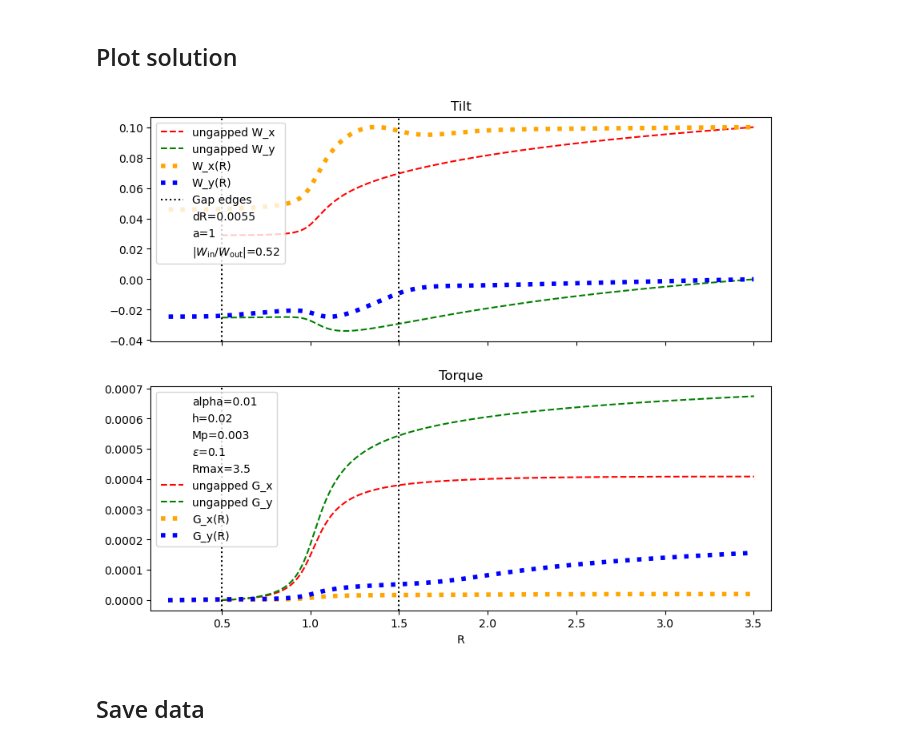
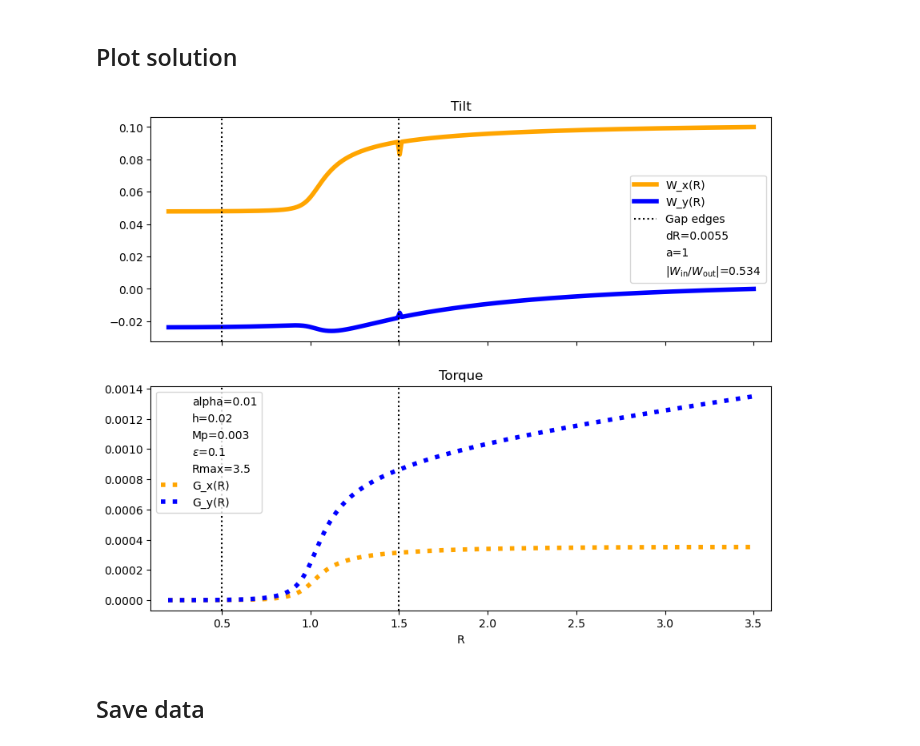
Before and after one commit to Jupiter1994/warped-disks, a Jupyter notebook: reduced-eqs-steady-state.ipynb, the cells around one changed output. Drawn from its saved outputs; the diff is of its cells as text; code cells hidden in the pictures.

```diff
--- a/reduced-eqs-steady-state.ipynb
+++ b/reduced-eqs-steady-state.ipynb
@@ -80,10 +80,11 @@ I'm setting the density profile parameters as $K, R_a, R_b, D_a, D_b = 19, 0.5,
 # %% [markdown]
 ## Density profile
 # %%
-def Sigma(Rs, use_gap):
+def Sigmas(Rs, use_gap):
     '''
     Returns the disk's background surface density profile.
     If use_gap is False, do not include a gap in the profile.
+    Rs is the radial domain.
 
     '''
 
@@ -92,7 +93,27 @@ def Sigma(Rs, use_gap):
 
     Sigma0 = 1
 
-    return Sigma0 * Rs**(-3/2) / fgaps
+    # return Sigma0 * Rs**(-3/2) / fgaps
+
+    Sigmas = np.zeros(shape=Rs.shape) + 1
+    Sigmas[(Rs > R_a) & (Rs < R_b)] = 0.95
+
+    return Sigmas
+
+def Sigma(R, use_gap):
+    '''
+    Returns the disk's background surface density profile at a specific R.
+    If use_gap is False, do not include a gap in the profile.
+
+    '''
+
+    K, R_a, R_b, D_a, D_b = 19, 0.5, 1.5, 0.1, 0.2
+    fgap = f_gap(R, K, R_a, R_b, D_a, D_b, use_gap)
+
+    if (R > R_a and R < R_b):
+        return 0.95
+    else:
+        return 1
 
 def f_gap(Rs, K, R_a, R_b, D_a, D_b, use_gap):
     '''
@@ -398,7 +419,7 @@ def Omega(Rs, Mp, a, use_gap):
 
     # Omega^2 without an external potential
     Omegas_sq = OmegaK(Rs)**2
-    Sigs = Sigma(Rs, use_gap)
+    Sigs = Sigmas(Rs, use_gap)
     Hs = scaleHeight(Rs)
     disk_term = (cs**2 / Rs) * derivative(Sigs/Hs, Rs) / (Sigs/Hs)
     Omegas_sq += disk_term
@@ -440,12 +461,13 @@ def Kappa(Rs, Mp, a, use_gap):
 
     # kappa^2 without an external potential
     kappas_sq = OmegaK(Rs)**2
-    Sigs = Sigma(Rs, use_gap)
+    Sigs = Sigmas(Rs, use_gap)
     Hs = scaleHeight(Rs)
     # contribution of disk to Omega^2
     disk_term_Osq = (cs**2 / Rs) * derivative(Sigs/Hs, Rs) / (Sigs/Hs)
     disk_term = (Rs**(-3)) * derivative(Rs**4 * disk_term_Osq, Rs)
     kappas_sq += disk_term
+    print(kappas_sq)
 
     alphas = Rs/a
 
@@ -689,7 +730,7 @@ if load_zhu_data:
             ",Rmax=" + str(Rmax) + ".h5"
     Rs_torque_zhu, Gs_final = np.load(file_path_RG)
 
-load_ungapped_data = True
+load_ungapped_data = False
 if load_ungapped_data:
     file_path_W = "Data/steady-state/RWs/alpha=" + str(alpha) + \
         ",h=" + str(cs) + ",Mp=" + str(Mp) + ",eps=" +str(eps) +\
@@ -716,8 +757,8 @@ if load_ungapped_data:
     axs[0].plot(RWs_ungapped[0], RWs_ungapped[1].imag, c="green", ls='--',\
                 label="ungapped W_y")
 
-axs[0].plot(Rs_warp.real, Ws.real, c="orange", ls=':', lw=4, label="W_x(R)")
-axs[0].plot(Rs_warp.real, Ws.imag, c="blue", ls=':', lw=4, label="W_y(R)")
+axs[0].plot(Rs_warp.real, Ws.real, c="orange", ls='-', lw=4, label="W_x(R)")
+axs[0].plot(Rs_warp.real, Ws.imag, c="blue", ls='-', lw=4, label="W_y(R)")
 if use_gap:
     R_a, R_b = 0.5, 1.5
     axs[0].vlines([R_a,R_b], 0, 1, transform=axs[0].get_xaxis_transform(), \
@@ -747,35 +788,35 @@ if load_ungapped_data:
                 label="ungapped G_x")
     axs[1].plot(RGs_ungapped[0], RGs_ungapped[1].imag, c="green", ls='--',\
                 label="ungapped G_y")
 
 axs[1].plot(Rs_torque.real, Gs.real, c="orange", ls=':', lw=4, label="G_x(R)")
 axs[1].plot(Rs_torque.real, Gs.imag, c="blue", ls=':', lw=4, label="G_y(R)")
 
 #ymin, ymax= min(Ws.imag) - .01, max(Ws.imag) + .01
 if use_gap:
     R_a, R_b = 0.5, 1.5
     axs[1].vlines([R_a,R_b], 0, 1, transform=axs[1].get_xaxis_transform(), \
                   color="black", linestyle=":")#, label="Gap edges")
 
 axs[1].set_xlim(Rmin - 0.1, Rmax + 0.1)
 #axs[1].set_ylim(ymin,ymax)
 
 axs[1].legend()
 axs[1].set_title("Torque")
 
 axs[1].set_xlabel("R")
 
-save_figs = True
+save_figs = False
 
 if save_figs:
     filepath = "Figures/integ-alpha=" + str(alpha) + \
     ",h=" + str(cs) + ",Mp=" + str(Mp) + ",eps=" +str(eps) +\
         ",Rmax=" + str(Rmax) + ".png"
     plt.savefig(filepath)
 
 plt.show()
 # %% [output]
-[figure, old version]
+[figure, new version]
 # %% [markdown]
 ## Save data
 # %%
```
Also changed, not shown: parts of 3 cells of this notebook, 1 other file.
